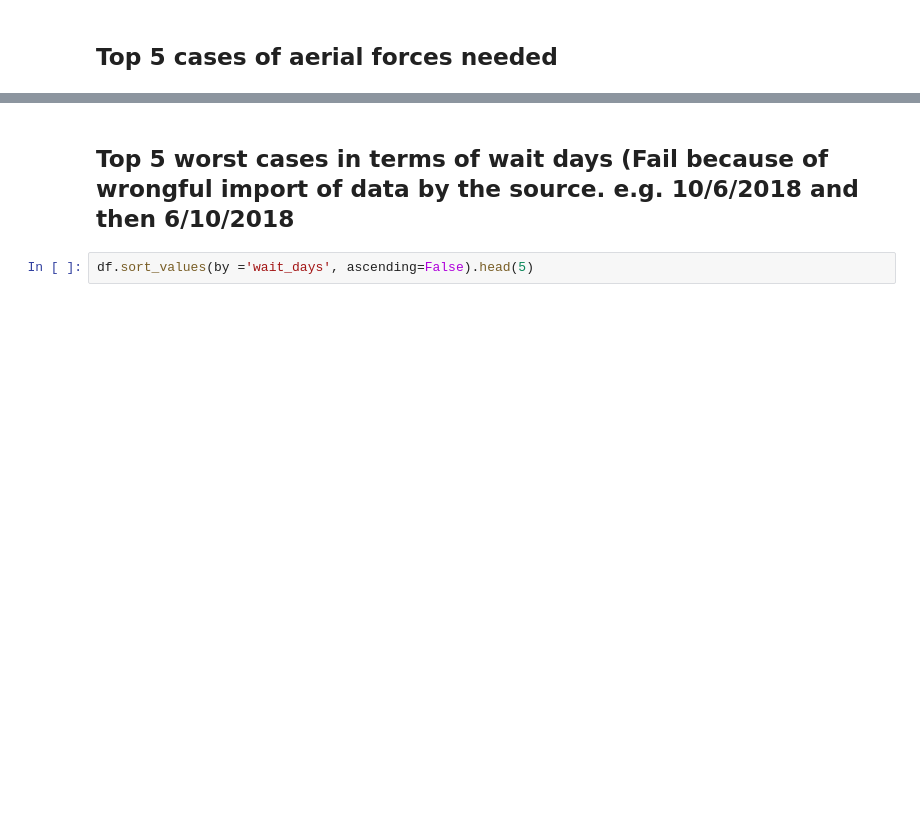
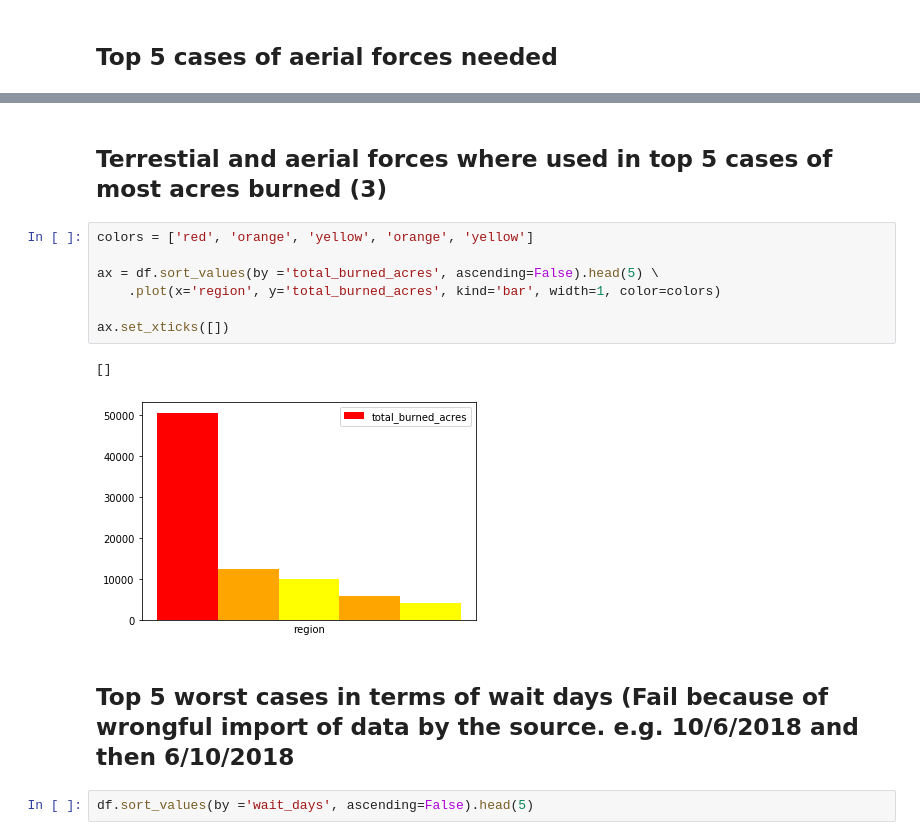
Before and after one commit to kosmaspanag/data-studio-projects, a Jupyter notebook: Weekly projects/Fires_in Greece/Fires in Greece.ipynb, the cells around one changed output, grey strips where cells are left out. Drawn from its saved outputs; the diff is of its cells as text; blank space fills up the shorter version.

```diff
--- a/Weekly projects/Fires_in Greece/Fires in Greece.ipynb
+++ b/Weekly projects/Fires_in Greece/Fires in Greece.ipynb
@@ -513,3 +520,15 @@ sns.relplot(data=df, x='GDP_per_capita', y='life_expectancy', hue='region')
+# %% [markdown]
+## Terrestial and aerial forces where used in top 5 cases of most acres burned (3)
+# %%
+colors = ['red', 'orange', 'yellow', 'orange', 'yellow']
+
+ax = df.sort_values(by ='total_burned_acres', ascending=False).head(5) \
+    .plot(x='region', y='total_burned_acres', kind='bar', width=1, color=colors)
+
+ax.set_xticks([])
+# %% [output]
+[]
+[figure, added]
 # %% [markdown]
 ## Top 5 worst cases in terms of wait days (Fail because of wrongful import of data by the source. e.g. 10/6/2018 and then 6/10/2018
 # %%
```
Also changed, not shown: parts of 5 cells of this notebook.
